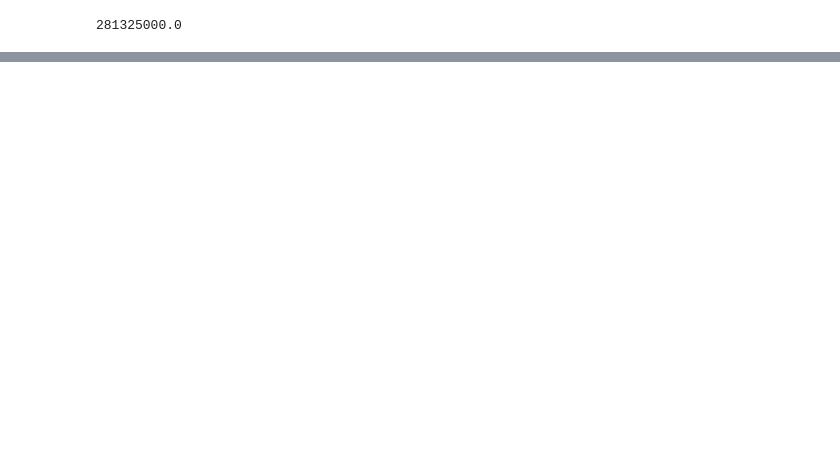
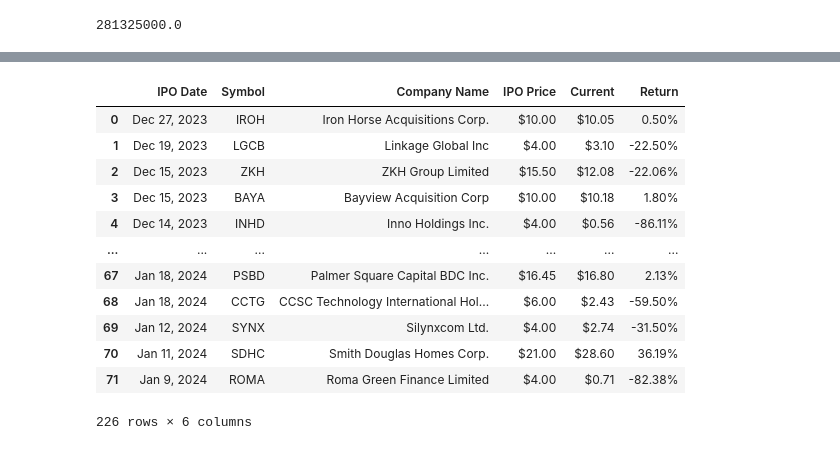
Before and after one commit to larsvasseldonk/stocky, a Jupyter notebook: cohort-2024/homework-2.ipynb, the cells around one changed output, grey strips where cells are left out. Drawn from its saved outputs; the diff is of its cells as text; code cells hidden in the pictures; blank space fills up the shorter version.

```diff
--- a/cohort-2024/homework-2.ipynb
+++ b/cohort-2024/homework-2.ipynb
@@ -109,0 +128,13 @@ ipos_filings[(ipos_filings["Year"]==2023) & (ipos_filings["Day_of_week"]==4)]["S
+# %%
+# Read IPOs
+# 2023
+ipos_2023 = read_ipos_url("https://stockanalysis.com/ipos/2023/", headers)
+# 2024
+ipos_2024 = read_ipos_url("https://stockanalysis.com/ipos/2024/", headers)
+
+# Combine dataframes
+ipos = pd.concat([ipos_2023, ipos_2024])
+# Convert to datetime
+ipos["IPO Date"] = pd.to_datetime(ipos["IPO Date"], format="%b %d, %Y")
+# Show first rows
+ipos.head()
@@ -109,0 +148,16 @@ ipos_filings[(ipos_filings["Year"]==2023) & (ipos_filings["Day_of_week"]==4)]["S
+# %%
+ipos
+# %% [output]
+|  | IPO Date | Symbol | Company Name | IPO Price | Current | Return |
+| 0 | Dec 27, 2023 | IROH | Iron Horse Acquisitions Corp. | $10.00 | $10.05 | 0.50% |
+| 1 | Dec 19, 2023 | LGCB | Linkage Global Inc | $4.00 | $3.10 | -22.50% |
+| 2 | Dec 15, 2023 | ZKH | ZKH Group Limited | $15.50 | $12.08 | -22.06% |
+| 3 | Dec 15, 2023 | BAYA | Bayview Acquisition Corp | $10.00 | $10.18 | 1.80% |
+| 4 | Dec 14, 2023 | INHD | Inno Holdings Inc. | $4.00 | $0.56 | -86.11% |
+| ... | ... | ... | ... | ... | ... | ... |
+| 67 | Jan 18, 2024 | PSBD | Palmer Square Capital BDC Inc. | $16.45 | $16.80 | 2.13% |
+| 68 | Jan 18, 2024 | CCTG | CCSC Technology International Hol... | $6.00 | $2.43 | -59.50% |
+| 69 | Jan 12, 2024 | SYNX | Silynxcom Ltd. | $4.00 | $2.74 | -31.50% |
+| 70 | Jan 11, 2024 | SDHC | Smith Douglas Homes Corp. | $21.00 | $28.60 | 36.19% |
+| 71 | Jan 9, 2024 | ROMA | Roma Green Finance Limited | $4.00 | $0.71 | -82.38% |
+226 rows × 6 columns
```
Also changed, not shown: parts of 12 cells of this notebook.
